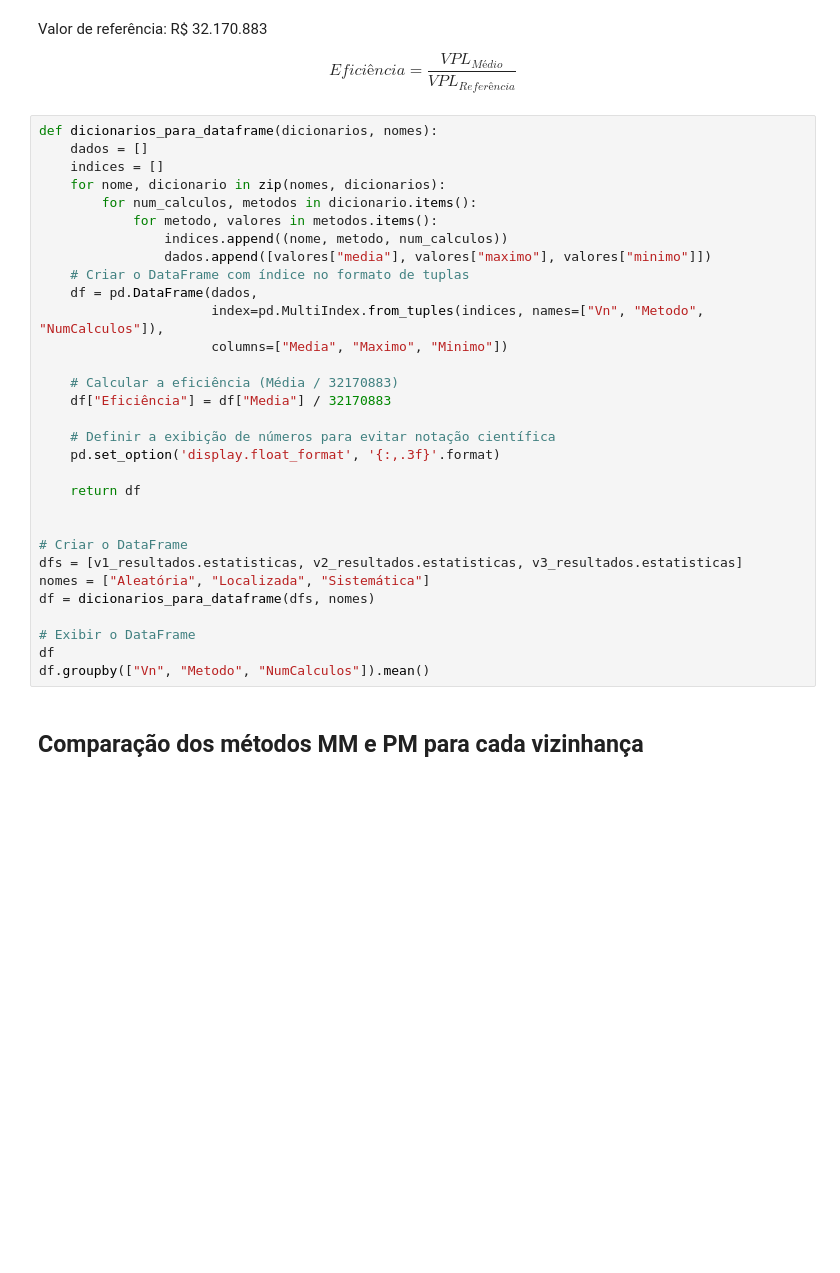
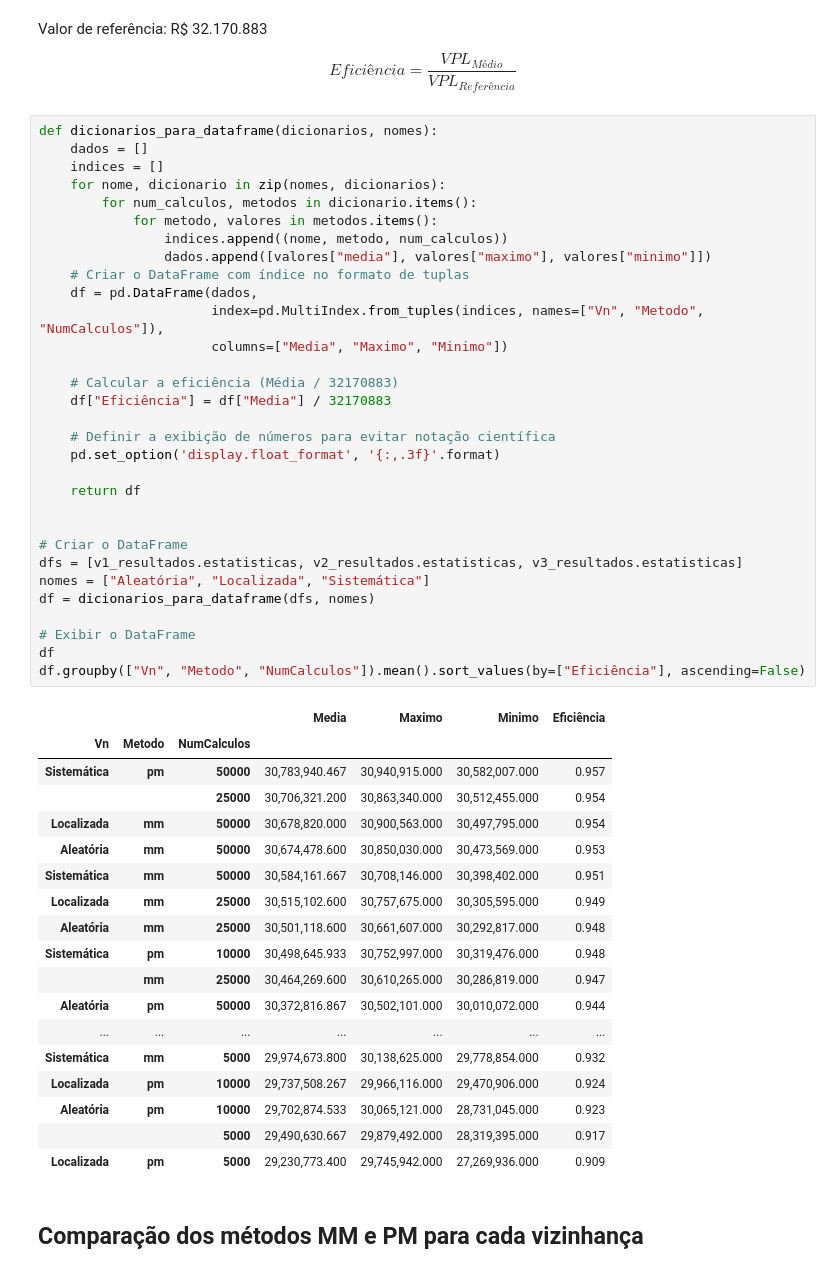
Before and after one commit to gabrielramos731/planejamento-florestal, a Jupyter notebook: T2-BH/T2/Simulated_annealing/resultados_sa.ipynb, the cells around one changed output. Cells and saved outputs as stored; diff of their text form; blank space fills up the shorter version.

```diff
--- a/T2-BH/T2/Simulated_annealing/resultados_sa.ipynb
+++ b/T2-BH/T2/Simulated_annealing/resultados_sa.ipynb
@@ -64,34 +64,53 @@ $$Eficiência = \frac{VPL_{Médio}}{VPL_{Referência}}$$
 # %%
 def dicionarios_para_dataframe(dicionarios, nomes):
     dados = []
     indices = []
     for nome, dicionario in zip(nomes, dicionarios):
         for num_calculos, metodos in dicionario.items():
             for metodo, valores in metodos.items():
                 indices.append((nome, metodo, num_calculos))
                 dados.append([valores["media"], valores["maximo"], valores["minimo"]])
     # Criar o DataFrame com índice no formato de tuplas
     df = pd.DataFrame(dados,
                       index=pd.MultiIndex.from_tuples(indices, names=["Vn", "Metodo", "NumCalculos"]),
                       columns=["Media", "Maximo", "Minimo"])
 
     # Calcular a eficiência (Média / 32170883)
     df["Eficiência"] = df["Media"] / 32170883
 
     # Definir a exibição de números para evitar notação científica
     pd.set_option('display.float_format', '{:,.3f}'.format)
 
     return df
 
 
 # Criar o DataFrame
 dfs = [v1_resultados.estatisticas, v2_resultados.estatisticas, v3_resultados.estatisticas]
 nomes = ["Aleatória", "Localizada", "Sistemática"]
 df = dicionarios_para_dataframe(dfs, nomes)
 
 # Exibir o DataFrame
 df
-df.groupby(["Vn", "Metodo", "NumCalculos"]).mean()
+df.groupby(["Vn", "Metodo", "NumCalculos"]).mean().sort_values(by=["Eficiência"], ascending=False)
+# %% [output]
+|  |  |  | Media | Maximo | Minimo | Eficiência |
+| Vn | Metodo | NumCalculos |  |  |  |  |
+| Sistemática | pm | 50000 | 30,783,940.467 | 30,940,915.000 | 30,582,007.000 | 0.957 |
+|  |  | 25000 | 30,706,321.200 | 30,863,340.000 | 30,512,455.000 | 0.954 |
+| Localizada | mm | 50000 | 30,678,820.000 | 30,900,563.000 | 30,497,795.000 | 0.954 |
+| Aleatória | mm | 50000 | 30,674,478.600 | 30,850,030.000 | 30,473,569.000 | 0.953 |
+| Sistemática | mm | 50000 | 30,584,161.667 | 30,708,146.000 | 30,398,402.000 | 0.951 |
+| Localizada | mm | 25000 | 30,515,102.600 | 30,757,675.000 | 30,305,595.000 | 0.949 |
+| Aleatória | mm | 25000 | 30,501,118.600 | 30,661,607.000 | 30,292,817.000 | 0.948 |
+| Sistemática | pm | 10000 | 30,498,645.933 | 30,752,997.000 | 30,319,476.000 | 0.948 |
+|  | mm | 25000 | 30,464,269.600 | 30,610,265.000 | 30,286,819.000 | 0.947 |
+| Aleatória | pm | 50000 | 30,372,816.867 | 30,502,101.000 | 30,010,072.000 | 0.944 |
+| ... | ... | ... | ... | ... | ... | ... |
+| Sistemática | mm | 5000 | 29,974,673.800 | 30,138,625.000 | 29,778,854.000 | 0.932 |
+| Localizada | pm | 10000 | 29,737,508.267 | 29,966,116.000 | 29,470,906.000 | 0.924 |
+| Aleatória | pm | 10000 | 29,702,874.533 | 30,065,121.000 | 28,731,045.000 | 0.923 |
+|  |  | 5000 | 29,490,630.667 | 29,879,492.000 | 28,319,395.000 | 0.917 |
+| Localizada | pm | 5000 | 29,230,773.400 | 29,745,942.000 | 27,269,936.000 | 0.909 |
 # %% [markdown]
 ## Comparação dos métodos MM e PM para cada vizinhança
 # %%
```
Also changed, not shown: parts of 3 cells of this notebook, 6 other files.
